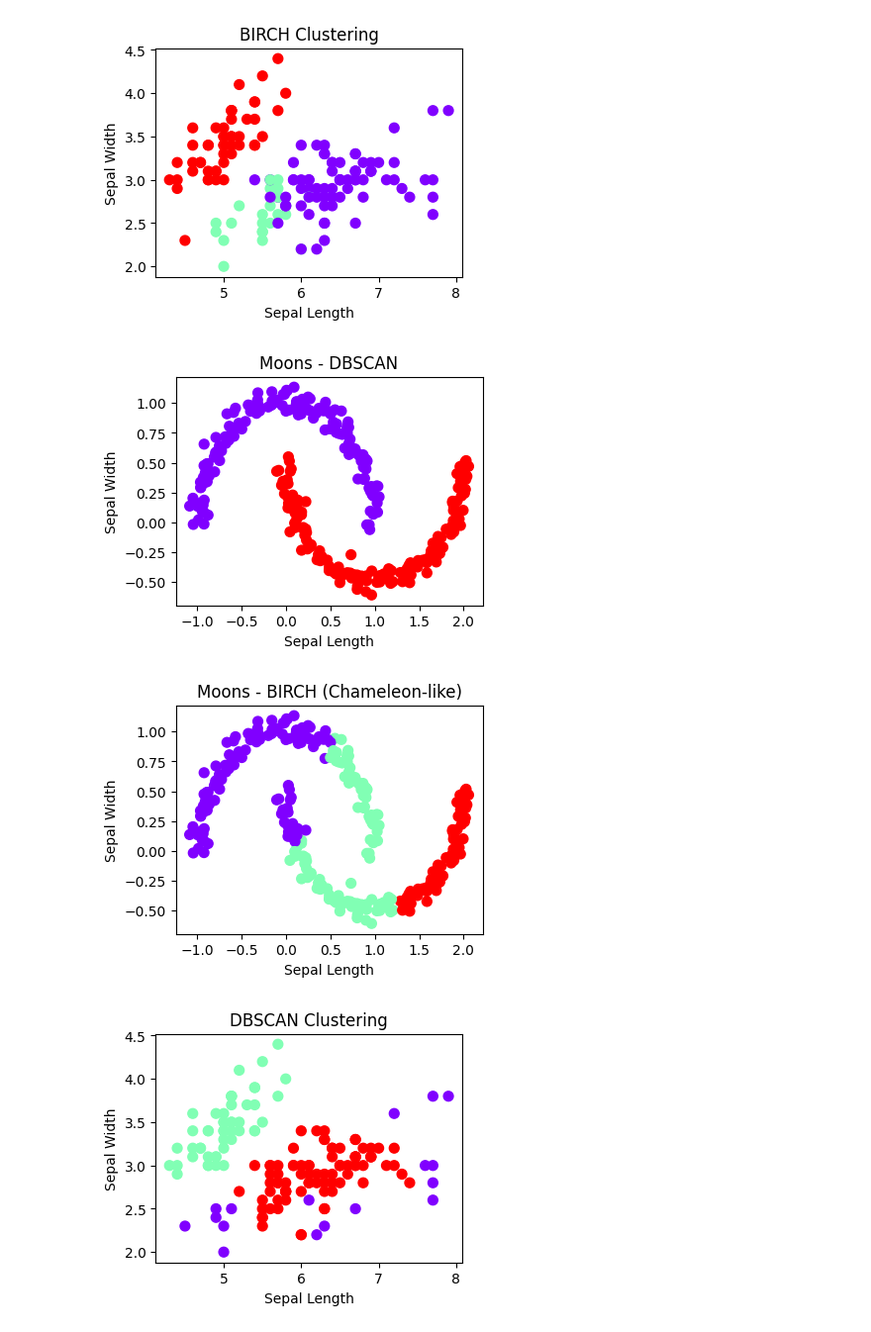
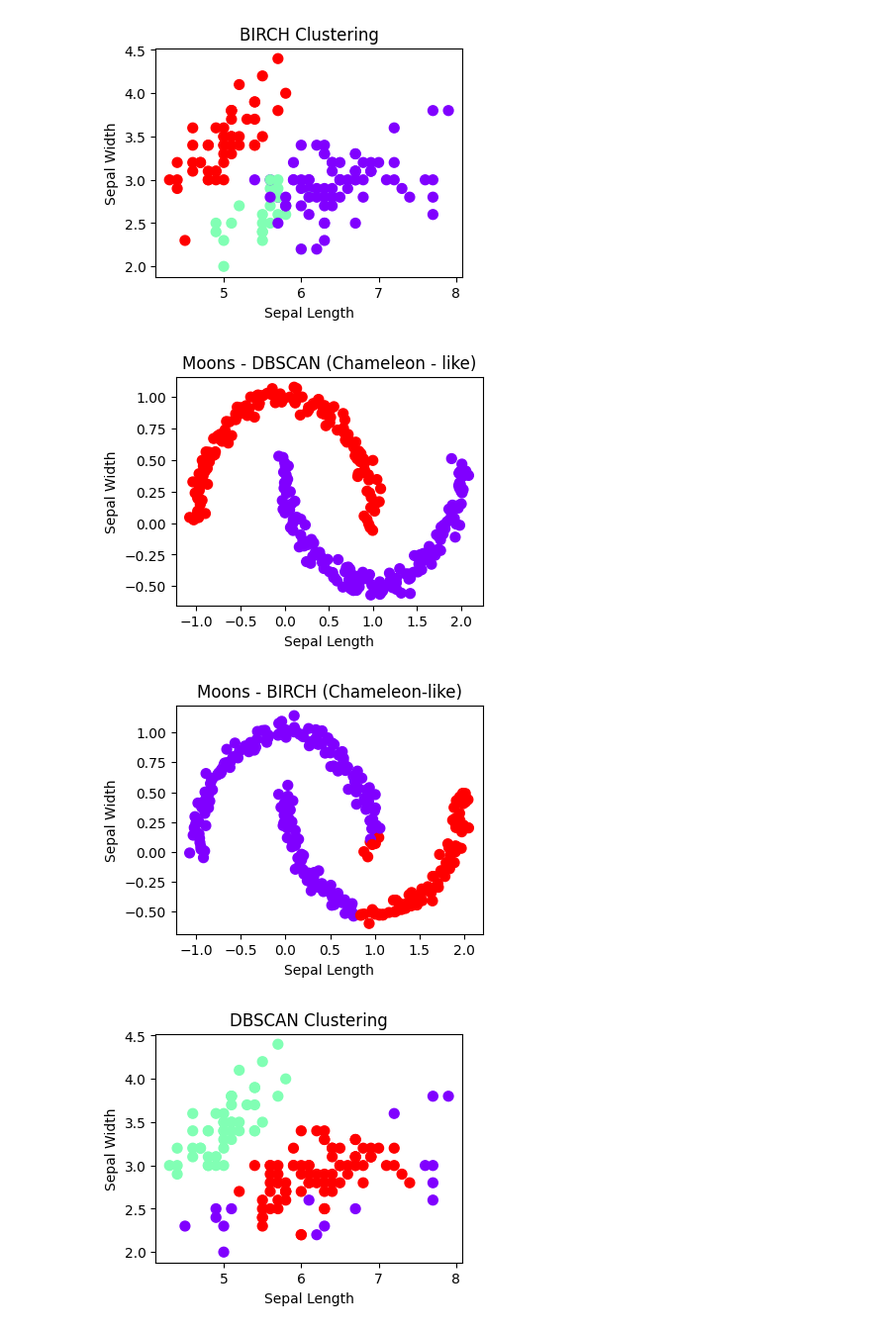
Before and after one commit to mekaviraj/ML_sem5, a Jupyter notebook: ML_LAB2.ipynb, the cells around one changed output. Shown at 99% size. Saved outputs shown, nothing was run; the diff lists cells and outputs as text; code cells hidden in the pictures.

```diff
--- a/ML_LAB2.ipynb
+++ b/ML_LAB2.ipynb
@@ -758,19 +1100,27 @@ import numpy as np
 from scipy.spatial.distance import euclidean, cityblock, minkowski, cosine
 from sklearn.metrics import jaccard_score
 from sklearn.datasets import load_iris
+import matplotlib.pyplot as plt
+
 iris = load_iris()
 X = iris.data
+y = iris.target
 print('Features of iris dataset')
 print(iris.feature_names)
 a, b = X[0], X[1]
+
 # Euclidean Distance: straight-line distance
 print("Euclidean:", euclidean(a, b))
+
 # Manhattan Distance: sum of absolute differences
 print("Manhattan:", cityblock(a, b))
+
 # Cosine Similarity: angle similarity between vectors
 print("Cosine Similarity:", 1 - cosine(a, b))
+
 # Minkowski Distance: generalized distance (p=3)
 print("Minkowski (p=3):", minkowski(a, b, p=3))
+
 # Jaccard Index: similarity between binary vectors
 a_bin = (a > np.mean(a)).astype(int)
 b_bin = (b > np.mean(b)).astype(int)
@@ -778,22 +1128,19 @@ print(a_bin)
 print(b_bin)
 print("Jaccard Index:", jaccard_score(a_bin, b_bin))
 
-import matplotlib.pyplot as plt
+
+
+# Plotting function definition
 def plot_clusters(X, labels, title):
-    plt.figure(figsize=(4,3))
-    plt.scatter(X[:,0], X[:,1], c=labels, cmap='rainbow', s=50)
+    plt.figure(figsize=[4, 3])
+    plt.scatter(X[:, 0], X[:, 1], c=labels, cmap='rainbow', s=50)
     plt.xlabel('Sepal Length')
     plt.ylabel('Sepal Width')
     plt.title(title)
     plt.show()
-plot_clusters(X, iris.target,
-"Original Data")
-# K-Means: partitions data into k clusters based on distance to
-# centroids
-from sklearn.cluster import KMeans
-kmeans = KMeans(n_clusters=3, random_state=42)
-kmeans_labels = kmeans.fit_predict(X)
-plot_clusters(X, kmeans_labels, "K-Means Clustering")
+
+# Plot Original Data
+plot_clusters(X, iris.target, "Original Data")
 # %% [output]
 Features of iris dataset
 ['sepal length (cm)', 'sepal width (cm)', 'petal length (cm)', 'petal width (cm)']
@@ -854,22 +1216,25 @@ plot_clusters(X, birch_labels, "BIRCH Clustering")
 [figure]
 # %%
 from sklearn.datasets import make_moons
-from sklearn.cluster import DBSCAN, Birch
 
 X_moons, y_moons = make_moons(n_samples=300, noise=0.05)
+# DBSCAN for complex shapes
 
-# DBSCAN for complex shapes
 dbscan = DBSCAN(eps=0.2, min_samples=5)
 labels_dbscan = dbscan.fit_predict(X_moons)
-plot_clusters(X_moons, labels_dbscan, "Moons - DBSCAN")
 
-# BIRCH for complex shapes
-birch = Birch(n_clusters=3)
-labels_birch = birch.fit_predict(X_moons)
-plot_clusters(X_moons, labels_birch, "Moons - BIRCH (Chameleon-like)")
+plot_clusters(X_moons, labels_dbscan, "Moons - DBSCAN (Chameleon - like)")
 # %% [output]
-[figure, old version]
+[figure, new version]
-[figure, removed]
+# %%
+X_moons, y_moons = make_moons(n_samples=300, noise=0.05)
+
+birch = Birch(n_clusters=2)
+labels_birch = birch.fit_predict(X_moons)
+
+plot_clusters(X_moons, labels_birch, "Moons - BIRCH (Chameleon-like)")
+# %% [output]
+[figure, added]
 # %%
 #DBSCAN - density-based clustering, can find arbitrarily shaped clusters
 dbscan = DBSCAN(eps=0.5, min_samples=5)
```
Also changed, not shown: parts of 38 cells of this notebook.
